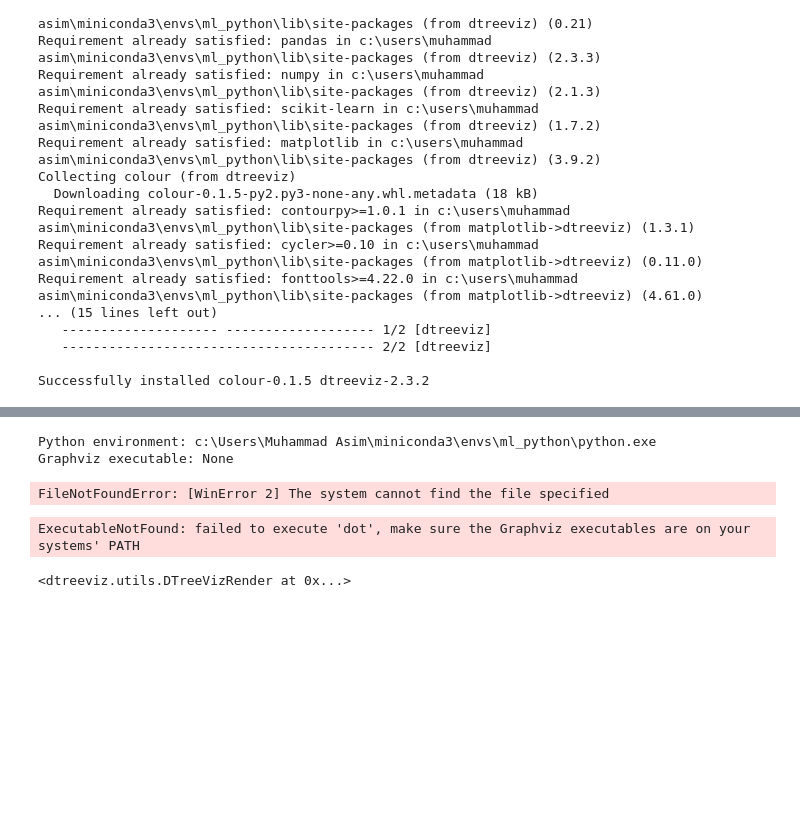
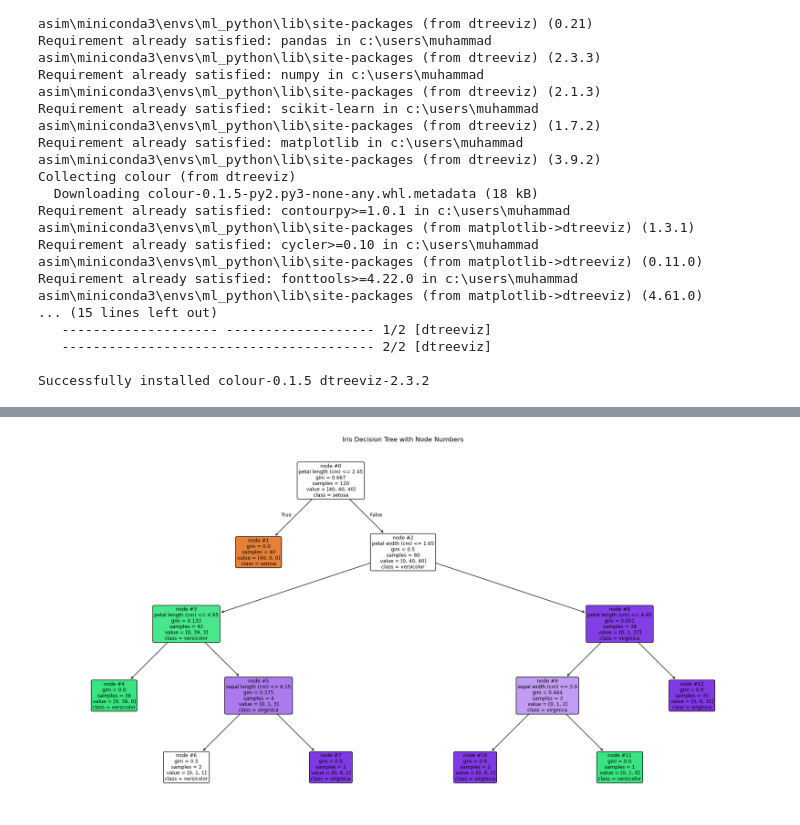
Before and after one commit to swatiasim56g-afk/Machine_Learning, a Jupyter notebook: 29_Day/Decision_Tree_By_DTreeviz.ipynb, the cells around one changed output, grey strips where cells are left out. Drawn from its saved outputs; the diff is of its cells as text; code cells hidden in the pictures; blank space fills up the shorter version.

```diff
--- a/29_Day/Decision_Tree_By_DTreeviz.ipynb
+++ b/29_Day/Decision_Tree_By_DTreeviz.ipynb
@@ -116,31 +23,42 @@ viz_model = dtreeviz.model(
-# %%
-import shutil
-import sys
-
-print("Python environment:", sys.executable)
-print("Graphviz executable:", shutil.which("dot"))
-# %% [output]
-Python environment: c:\Users\Muhammad Asim\miniconda3\envs\ml_python\python.exe
-Graphviz executable: None
-# %%
-import subprocess
-
-result = subprocess.run(
-    ["dot", "-V"],
-    capture_output=True,
-    text=True
-)
-
-print(result.stdout)
-print(result.stderr)
-# %% [output]
-FileNotFoundError: [WinError 2] The system cannot find the file specified
-# %%
-viz_model.view(
-    orientation="LR",
-    show_node_labels=True,
-    fancy=True
-)
-# %% [output]
-ExecutableNotFound: failed to execute 'dot', make sure the Graphviz executables are on your systems' PATH
-<dtreeviz.utils.DTreeVizRender at 0x...>
+# %%
+import matplotlib.pyplot as plt
+from sklearn.datasets import load_iris
+from sklearn.tree import DecisionTreeClassifier, plot_tree
+from sklearn.model_selection import train_test_split
+
+# Load Iris dataset
+iris = load_iris()
+X = iris.data
+y = iris.target
+
+# Split the data
+X_train, X_test, y_train, y_test = train_test_split(
+    X, y, test_size=0.2, random_state=42, stratify=y
+)
+
+# Train Decision Tree
+model = DecisionTreeClassifier(
+    criterion="gini",
+    max_depth=4,
+    random_state=42
+)
+model.fit(X_train, y_train)
+
+# Draw the tree
+plt.figure(figsize=(24, 12))
+
+plot_tree(
+    model,
+    feature_names=iris.feature_names,
+    class_names=iris.target_names,
+    filled=True,
+    rounded=True,
+    node_ids=True,
+    proportion=False,
+    fontsize=9
+)
+
+plt.title("Iris Decision Tree with Node Numbers")
+plt.show()
+# %% [output]
+[figure, added]
```
Also changed, not shown: parts of 9 cells of this notebook.
